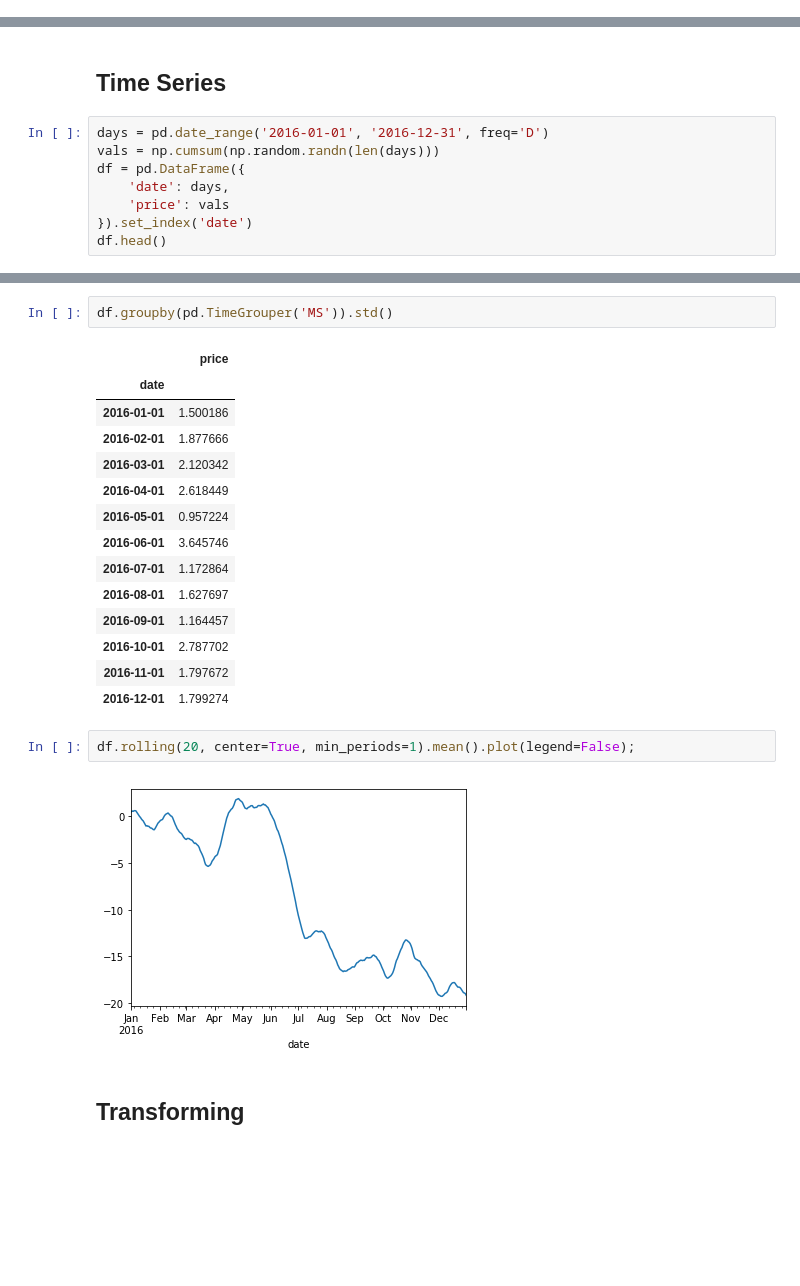
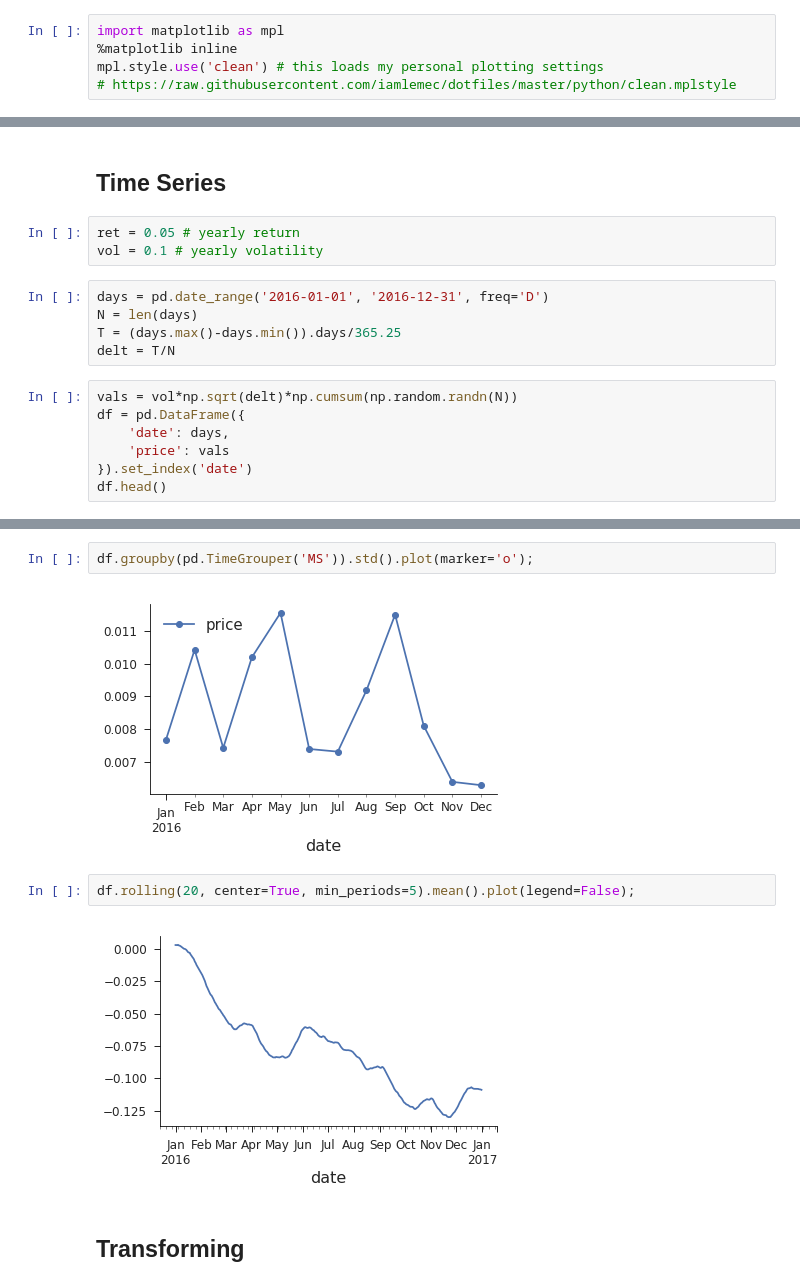
Before and after one commit to iamlemec/data_science, a Jupyter notebook: Session_2.ipynb, the cells around one changed output, grey strips where cells are left out. Saved outputs shown, nothing was run; the diff lists cells and outputs as text; blank space fills up the shorter version.

```diff
--- a/Session_2.ipynb
+++ b/Session_2.ipynb
@@ -10,0 +9,5 @@ import tensorflow as tf
+# %%
+import matplotlib as mpl
+%matplotlib inline
+mpl.style.use('clean') # this loads my personal plotting settings
+# https://raw.githubusercontent.com/iamlemec/dotfiles/master/python/clean.mplstyle
@@ -184,8 +205,15 @@ pd.DataFrame({
 # %% [markdown]
 ## Time Series
+# %%
+ret = 0.05 # yearly return
+vol = 0.1 # yearly volatility
+# %%
+days = pd.date_range('2016-01-01', '2016-12-31', freq='D')
+N = len(days)
+T = (days.max()-days.min()).days/365.25
+delt = T/N
 # %%
-days = pd.date_range('2016-01-01', '2016-12-31', freq='D')
-vals = np.cumsum(np.random.randn(len(days)))
+vals = vol*np.sqrt(delt)*np.cumsum(np.random.randn(N))
 df = pd.DataFrame({
     'date': days,
     'price': vals
@@ -206,23 +234,10 @@ df['price'].plot();
 # %%
-df.groupby(pd.TimeGrouper('MS')).std()
+df.groupby(pd.TimeGrouper('MS')).std().plot(marker='o');
 # %% [output]
-|  | price |
-| date |  |
-| 2016-01-01 | 1.500186 |
-| 2016-02-01 | 1.877666 |
-| 2016-03-01 | 2.120342 |
-| 2016-04-01 | 2.618449 |
-| 2016-05-01 | 0.957224 |
-| 2016-06-01 | 3.645746 |
-| 2016-07-01 | 1.172864 |
-| 2016-08-01 | 1.627697 |
-| 2016-09-01 | 1.164457 |
-| 2016-10-01 | 2.787702 |
-| 2016-11-01 | 1.797672 |
-| 2016-12-01 | 1.799274 |
+[figure, added]
 # %%
-df.rolling(20, center=True, min_periods=1).mean().plot(legend=False);
+df.rolling(20, center=True, min_periods=5).mean().plot(legend=False);
 # %% [output]
-[figure, old version]
+[figure, new version]
 # %% [markdown]
 ## Transforming
```
Also changed, not shown: parts of 79 cells of this notebook, 1 other file.
